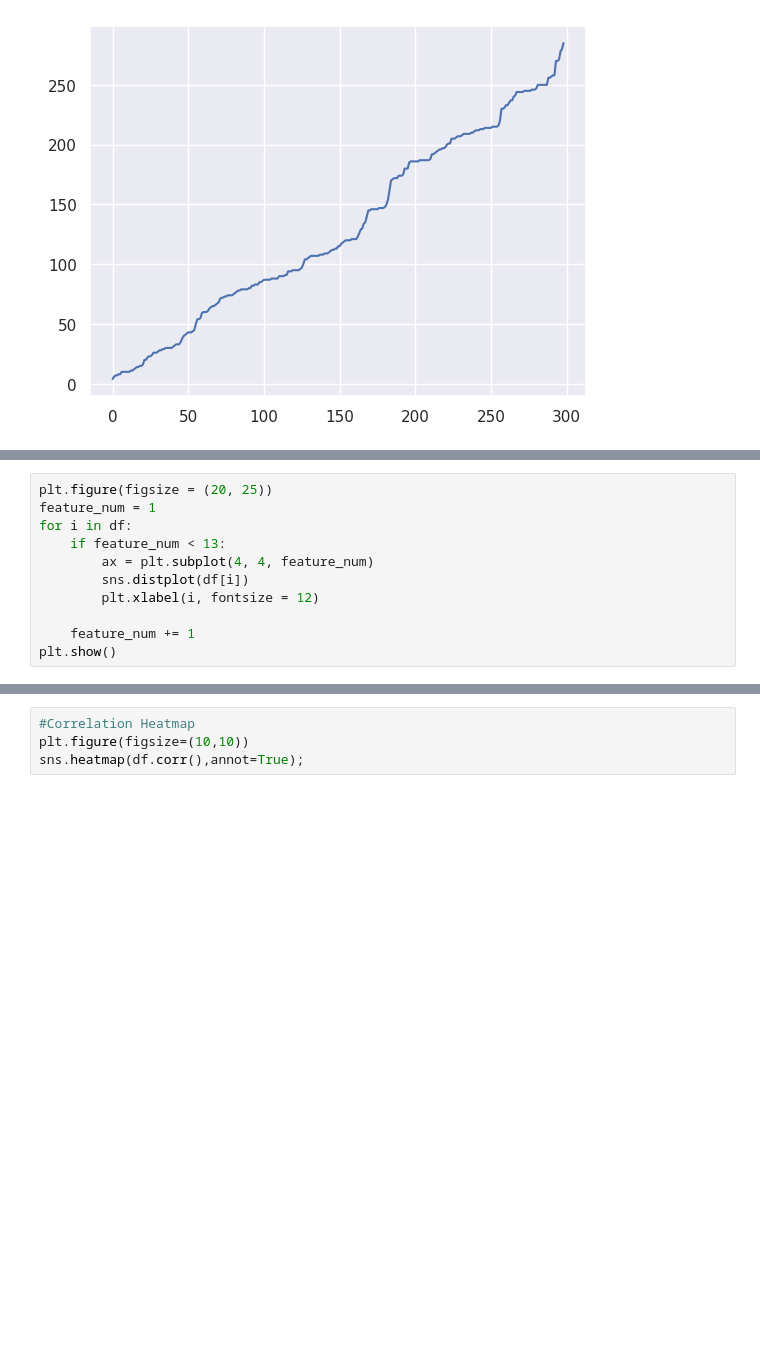
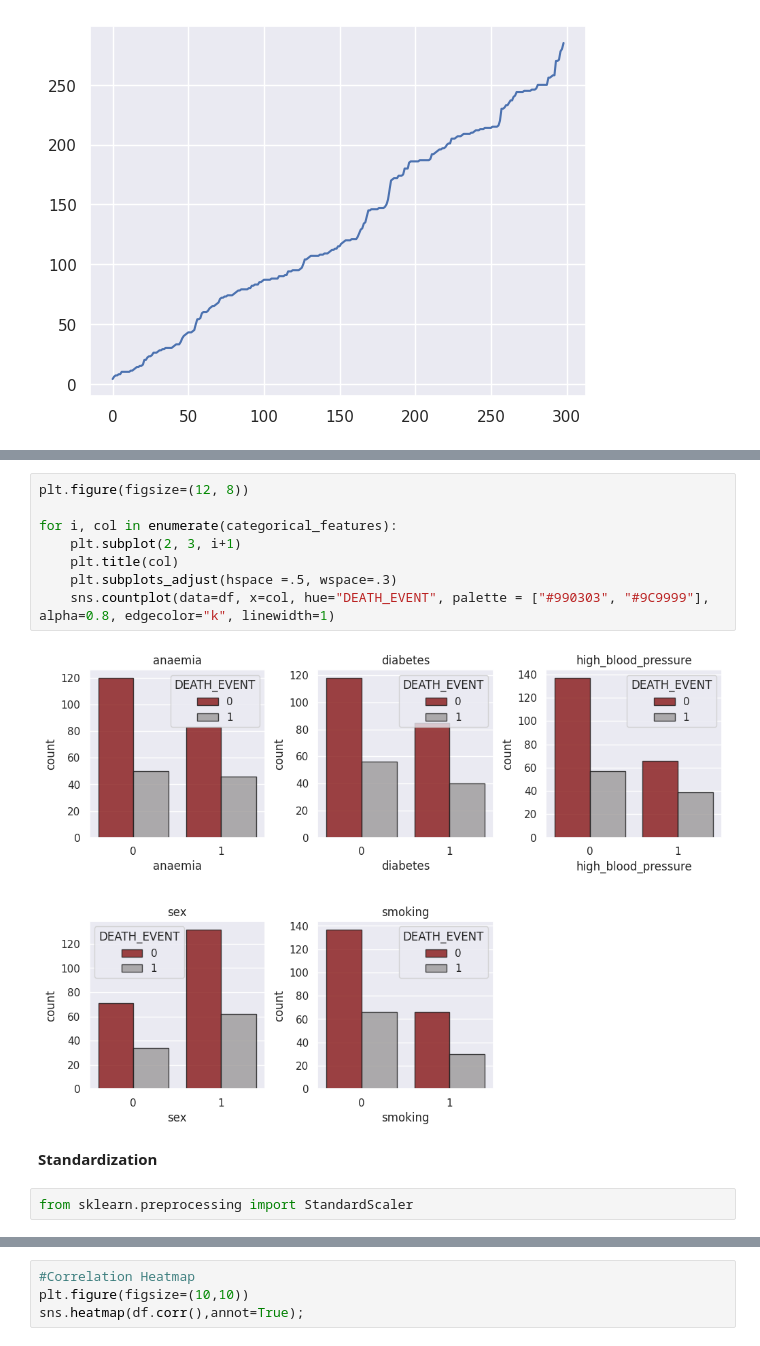
Before and after one commit to C191248TahiaHoque/Machine-Learning-project, a Jupyter notebook: Heart_Failure_Clinical_Records.ipynb, the cells around one changed output, grey strips where cells are left out. Cells and saved outputs as stored; diff of their text form; blank space fills up the shorter version.

```diff
--- a/Heart_Failure_Clinical_Records.ipynb
+++ b/Heart_Failure_Clinical_Records.ipynb
@@ -141,11 +141,0 @@ Distplot of all the features to understand how all the features are distributed
-# %%
-plt.figure(figsize = (20, 25))
-feature_num = 1
-for i in df:
-    if feature_num < 13:
-        ax = plt.subplot(4, 4, feature_num)
-        sns.distplot(df[i])
-        plt.xlabel(i, fontsize = 12)
-
-    feature_num += 1
-plt.show()
@@ -186,0 +197,14 @@ for attribute in attributes:
+# %%
+plt.figure(figsize=(12, 8))
+
+for i, col in enumerate(categorical_features):
+    plt.subplot(2, 3, i+1)
+    plt.title(col)
+    plt.subplots_adjust(hspace =.5, wspace=.3)
+    sns.countplot(data=df, x=col, hue="DEATH_EVENT", palette = ["#990303", "#9C9999"], alpha=0.8, edgecolor="k", linewidth=1)
+# %% [output]
+[figure, added]
+# %% [markdown]
+**Standardization**
+# %%
+from sklearn.preprocessing import StandardScaler
```
Also changed, not shown: parts of 39 cells of this notebook.
